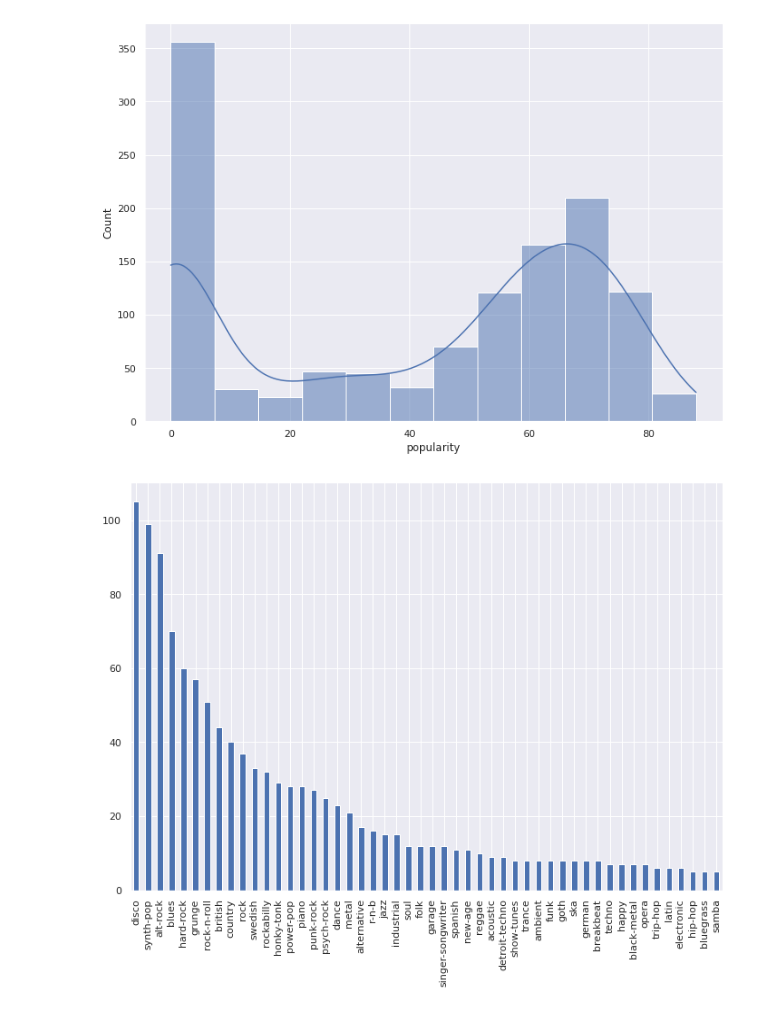
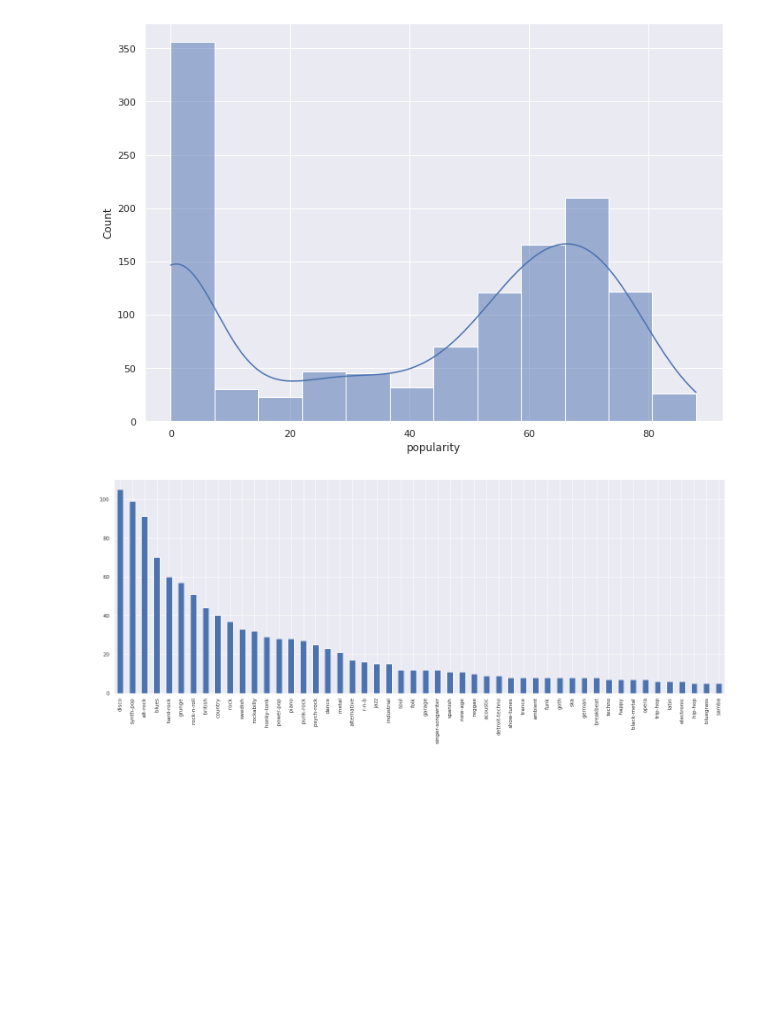
Before and after one commit to RafikHachana/emotion-based-music-gen, a Jupyter notebook: data_analysis/EDA.ipynb, the cells around one changed output. Cells and saved outputs as stored; diff of their text form; code cells hidden in the pictures; blank space fills up the shorter version.

```diff
--- a/data_analysis/EDA.ipynb
+++ b/data_analysis/EDA.ipynb
@@ -88,8 +88,10 @@ plt.savefig(os.path.join("feature_dist", 'popularity.jpg'))
 # %% [output]
 [figure]
 # %%
+import os
+sns.set_theme(rc={'figure.figsize':(23,8.27)})
 plt.figure()
 df['track_genre'].value_counts()[:50].plot(kind='bar')
 plt.savefig(os.path.join("feature_dist", 'track_genre.jpg'))
 # %% [output]
-[figure, old version]
+[figure, new version]
```
Also changed, not shown: 34 other files.
